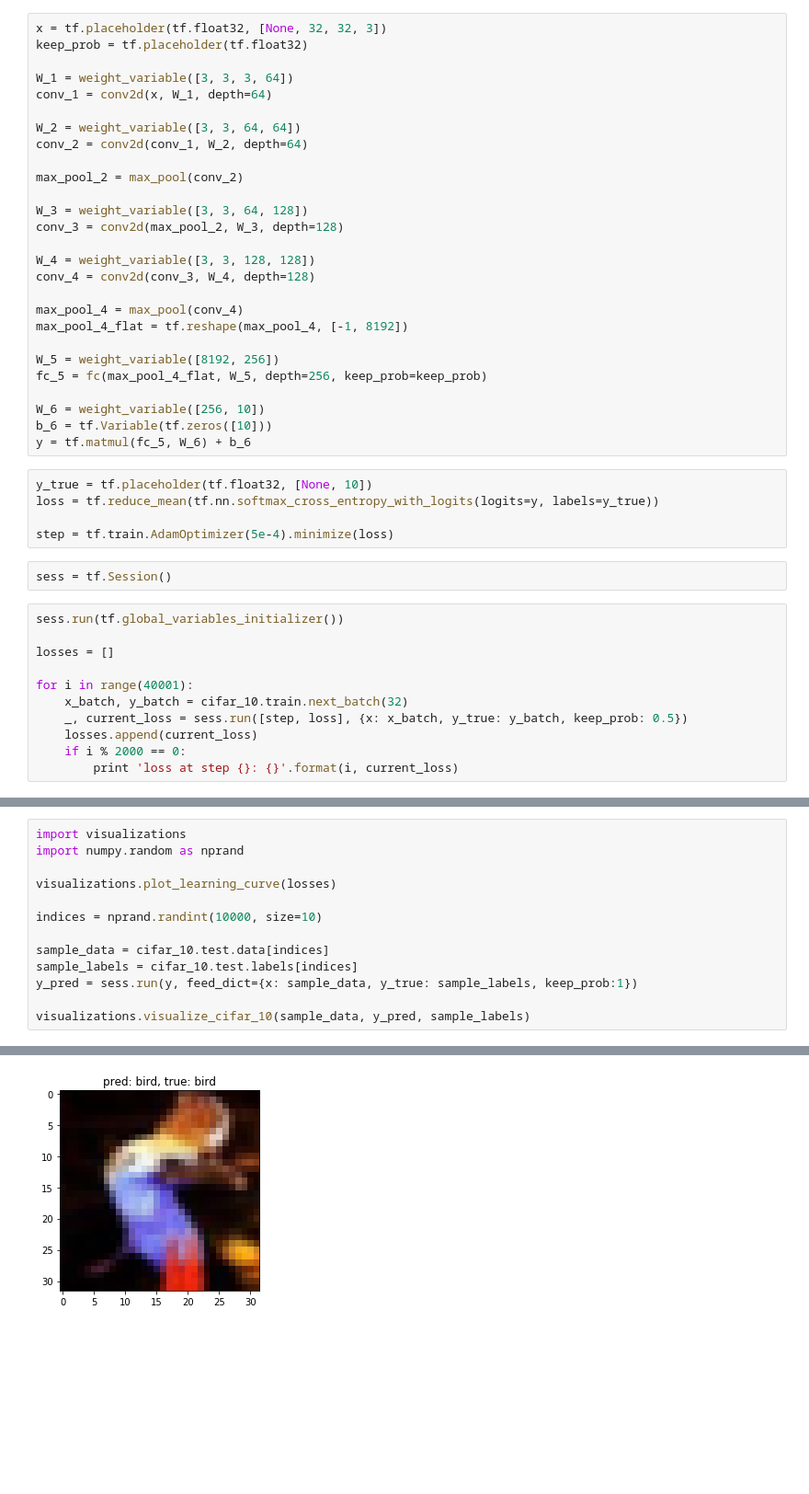
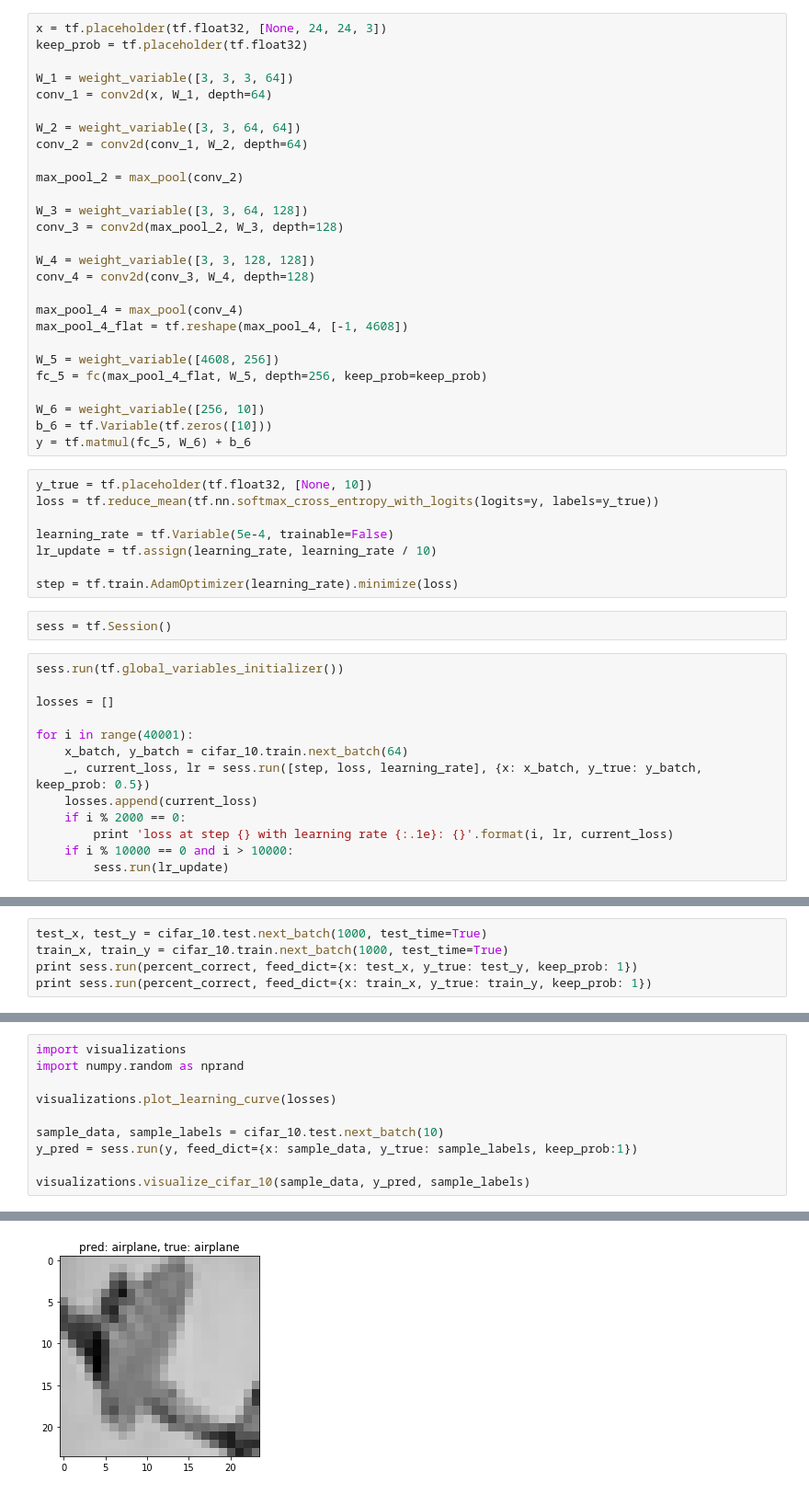
Before and after one commit to glenn-sun/tensorflow-practice, a Jupyter notebook: 6-convnet-with-batchnorm.ipynb, the cells around one changed output, grey strips where cells are left out. Shown at 92% size. Cells and saved outputs as stored; diff of their text form; blank space fills up the shorter version.

Commit message:
Complete ConvNet with data augmentation

```diff
--- a/6-convnet-with-batchnorm.ipynb
+++ b/6-convnet-with-batchnorm.ipynb
@@ -25,7 +25,7 @@ def max_pool(x):
 def fc(x, W, depth, keep_prob):
     return tf.nn.dropout(tf.nn.relu(batch_normalize(tf.matmul(x, W), [0], depth)), keep_prob)
 # %%
-x = tf.placeholder(tf.float32, [None, 32, 32, 3])
+x = tf.placeholder(tf.float32, [None, 24, 24, 3])
 keep_prob = tf.placeholder(tf.float32)
 
 W_1 = weight_variable([3, 3, 3, 64])
@@ -43,9 +43,9 @@ W_4 = weight_variable([3, 3, 128, 128])
 conv_4 = conv2d(conv_3, W_4, depth=128)
 
 max_pool_4 = max_pool(conv_4)
-max_pool_4_flat = tf.reshape(max_pool_4, [-1, 8192])
+max_pool_4_flat = tf.reshape(max_pool_4, [-1, 4608])
 
-W_5 = weight_variable([8192, 256])
+W_5 = weight_variable([4608, 256])
 fc_5 = fc(max_pool_4_flat, W_5, depth=256, keep_prob=keep_prob)
 
 W_6 = weight_variable([256, 10])
@@ -55,7 +55,10 @@ y = tf.matmul(fc_5, W_6) + b_6
 y_true = tf.placeholder(tf.float32, [None, 10])
 loss = tf.reduce_mean(tf.nn.softmax_cross_entropy_with_logits(logits=y, labels=y_true))
 
-step = tf.train.AdamOptimizer(5e-4).minimize(loss)
+learning_rate = tf.Variable(5e-4, trainable=False)
+lr_update = tf.assign(learning_rate, learning_rate / 10)
+
+step = tf.train.AdamOptimizer(learning_rate).minimize(loss)
 # %%
 sess = tf.Session()
 # %%
@@ -64,9 +67,11 @@ sess.run(tf.global_variables_initializer())
 losses = []
 
 for i in range(40001):
-    x_batch, y_batch = cifar_10.train.next_batch(32)
-    _, current_loss = sess.run([step, loss], {x: x_batch, y_true: y_batch, keep_prob: 0.5})
+    x_batch, y_batch = cifar_10.train.next_batch(64)
+    _, current_loss, lr = sess.run([step, loss, learning_rate], {x: x_batch, y_true: y_batch, keep_prob: 0.5})
     losses.append(current_loss)
     if i % 2000 == 0:
-        print 'loss at step {}: {}'.format(i, current_loss)
+        print 'loss at step {} with learning rate {:.1e}: {}'.format(i, lr, current_loss)
+    if i % 10000 == 0 and i > 10000:
+        sess.run(lr_update)
 # %% [output]
@@ -96,0 +97,5 @@ print sess.run(percent_correct, feed_dict={x: cifar_10.train.data[:1000], y_true
+# %%
+test_x, test_y = cifar_10.test.next_batch(1000, test_time=True)
+train_x, train_y = cifar_10.train.next_batch(1000, test_time=True)
+print sess.run(percent_correct, feed_dict={x: test_x, y_true: test_y, keep_prob: 1})
+print sess.run(percent_correct, feed_dict={x: train_x, y_true: train_y, keep_prob: 1})
@@ -100,10 +108,7 @@ import numpy.random as nprand
 
 visualizations.plot_learning_curve(losses)
 
-indices = nprand.randint(10000, size=10)
-
-sample_data = cifar_10.test.data[indices]
-sample_labels = cifar_10.test.labels[indices]
+sample_data, sample_labels = cifar_10.test.next_batch(10)
 y_pred = sess.run(y, feed_dict={x: sample_data, y_true: sample_labels, keep_prob:1})
 
 visualizations.visualize_cifar_10(sample_data, y_pred, sample_labels)
@@ -121 +126 @@ visualizations.visualize_cifar_10(sample_data, y_pred, sample_labels)
-[figure, old version]
+[figure, new version]
```
Also changed, not shown: parts of 6 cells of this notebook, 1 other file.
